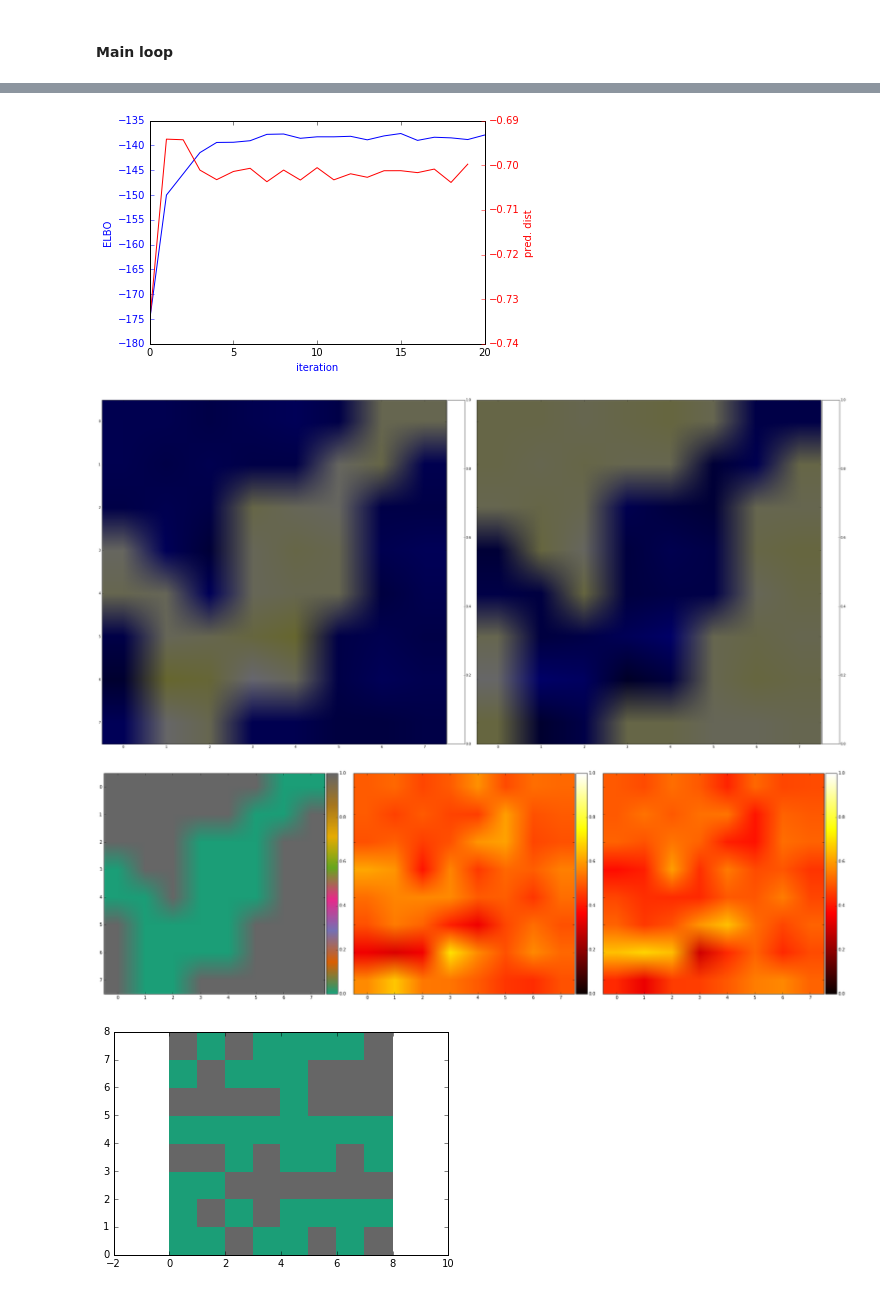
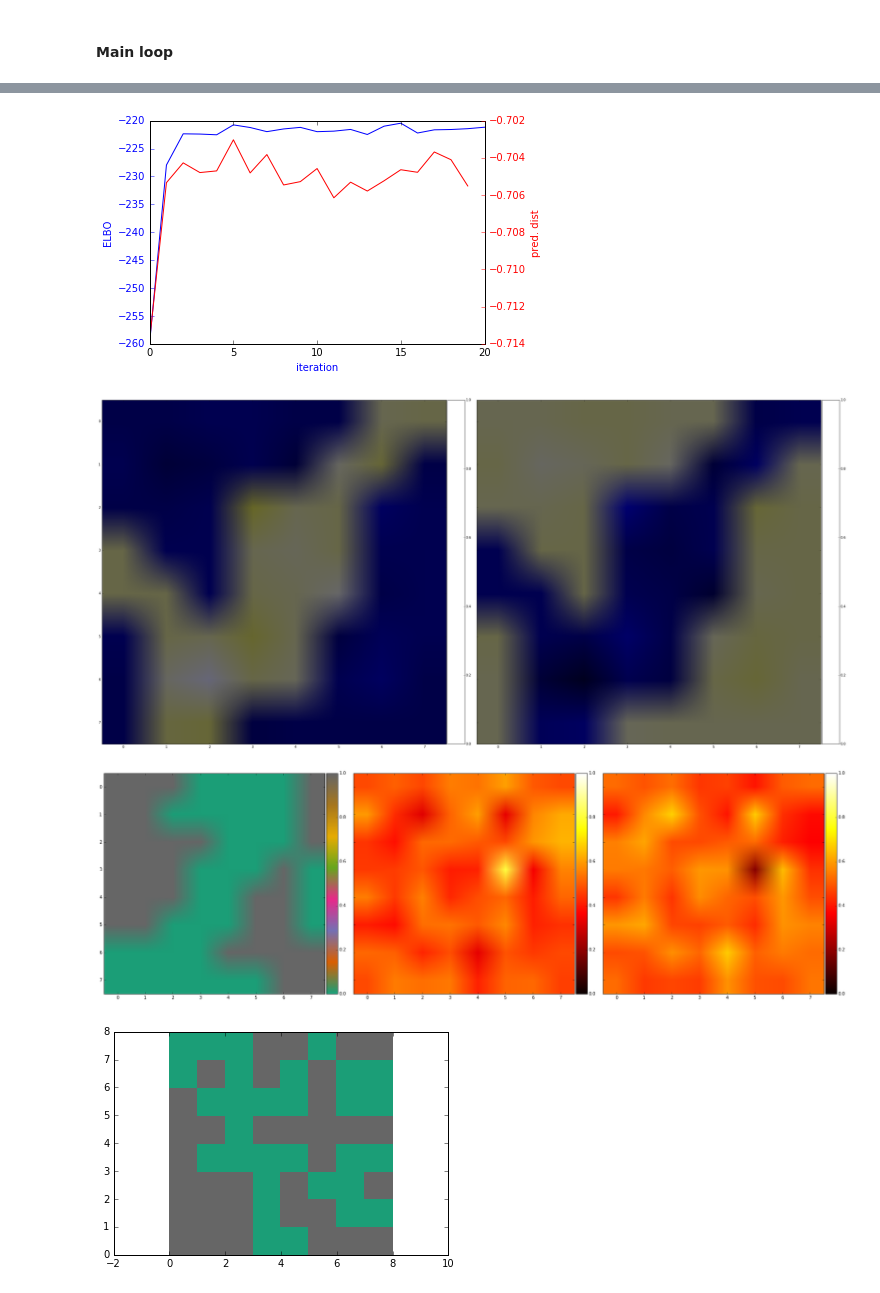
Before and after one commit to tnaselar/imagery_psychophysics, a Jupyter notebook: analysis/variational_approach/development_3.ipynb, the cells around one changed output, grey strips where cells are left out. Cells and saved outputs as stored; diff of their text form; code cells hidden in the pictures.

```diff
--- a/analysis/variational_approach/development_3.ipynb
+++ b/analysis/variational_approach/development_3.ipynb
@@ -412,7 +414,7 @@ for sz in sizes:
 
 
 N = len(Windows)
-n_groups = 4*D
+n_groups = 6*D
 group_order = 2
 W = np.zeros((N+n_groups,D),dtype=floatX)
 for n in range(N):
@@ -594,7 +596,7 @@ theta_plus, theta_minus = p_on, p_off
 theta_dns = 25
 
 ##number of randomly generated maps to evaluate for initial condition of Q_Z
-num_starter_maps = 30000
+num_starter_maps = 50000
 
 ##number of samples from Q_Z per update
 M = 20#number of object map samples to generate for calculating object responsibility
@@ -604,6 +606,7 @@ max_t = 20
 
 ##Q_Z = K x D
 Q_Z, best_start_map_image, starter_logs = init_Q_Z(observed_responses, W, num_starter_maps, theta_plus, theta_minus, alpha_0, K, D)
+best_Q_Z = Q_Z.copy()
 
 ##N x K
 P_star = init_P_star(observed_responses, theta_plus, theta_minus, K)
@@ -629,6 +632,7 @@ badness_of_fit, posterior_entropy, ELBO_history[0] = ELBO_update_func(Q_Z, lnQ_t
 ##calcualte starter pred. dist\
 ln_PD = np.zeros((max_t+1,1))
 ln_PD[0] = eval_log_pred_dist(Q_Z, M, test_responses, W, theta_plus, theta_minus).mean()
+best_ln_PD = ln_PD[0]
 
 
 print '===========ELBO: %f' %(ELBO_history[0])
@@ -718,6 +722,10 @@ while (delta_ELBO > min_delta_ELBO) and (t <= max_t):
 
     ##calcualte pred. dist
     ln_PD[t] = eval_log_pred_dist(Q_Z, M, test_responses, W, theta_plus, theta_minus).mean()
+    if ln_PD[t] > best_ln_PD:
+        print '!new best!'
+        best_ln_PD = ln_PD[t]
+        best_Q_Z = Q_Z.copy()
 
     print '============================================='
     print '===========ELBO: %f' %(ELBO_old)
@@ -762,18 +770,18 @@ ax2.plot(ln_PD, 'r')
 ax2.set_ylabel('pred. dist', color='r')
 ax2.tick_params('y', colors='r')
 # %% [output]
-[figure, old version]
+[figure, new version]
 # %%
 
-see_posterior_overlay(Q_Z, test_object_map[0])
+see_posterior_overlay(best_Q_Z, test_object_map[0])
 # %% [output]
-[figure, old version]
+[figure, new version]
 # %%
 
-see_Q_Z(Q_Z.reshape((K,sqrt_D,sqrt_D)), target_object_map = test_object_map_image)
+see_Q_Z(best_Q_Z.reshape((K,sqrt_D,sqrt_D)), target_object_map = test_object_map_image)
 # %% [output]
-[figure, old version]
+[figure, new version]
 # %%
-_=see_Z_sample(Z[-1], sqrt_D)
+_=see_Z_sample(Z[0], sqrt_D)
 # %% [output]
-[figure, old version]
+[figure, new version]
```
Also changed, not shown: parts of 9 cells of this notebook.
